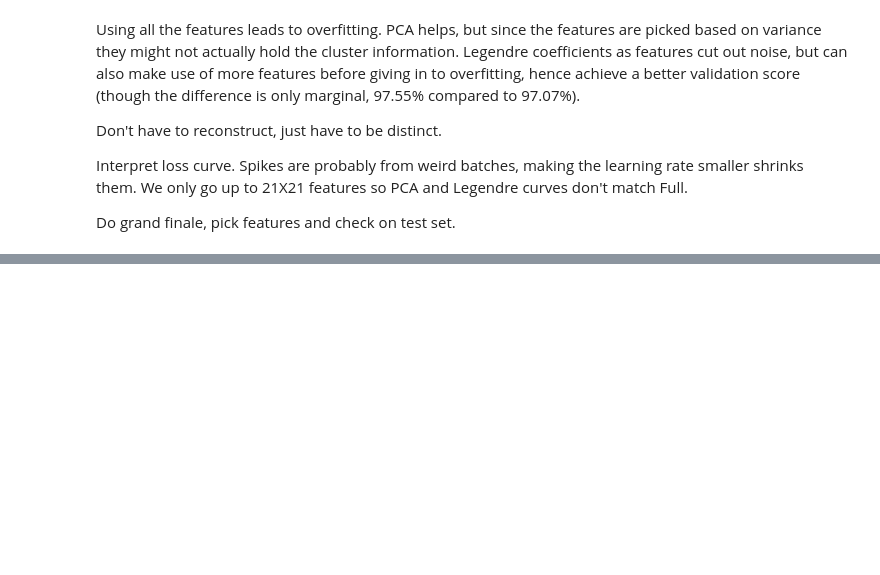
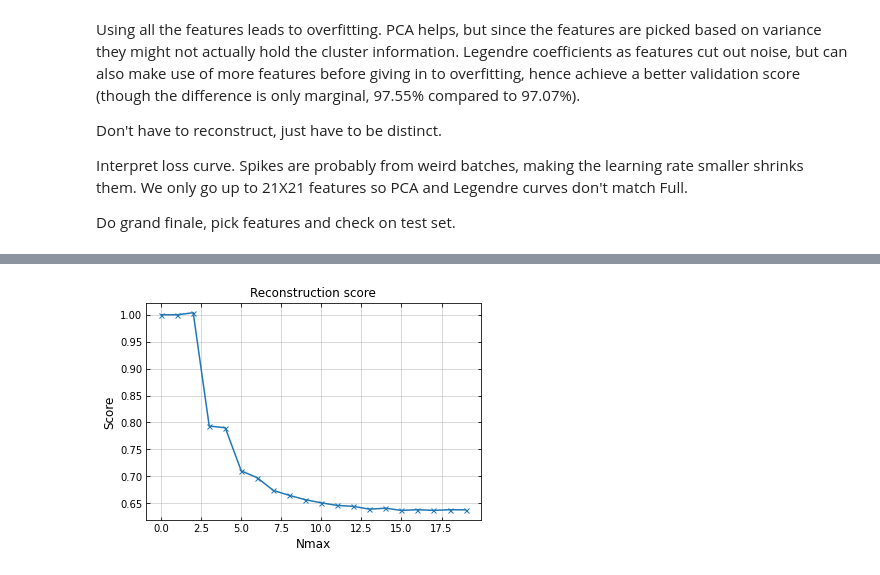
Before and after one commit to pc559/mnist_comparison, a Jupyter notebook: mnist_compare.ipynb, the cells around one changed output, grey strips where cells are left out. Saved outputs shown, nothing was run; the diff lists cells and outputs as text; code cells hidden in the pictures; blank space fills up the shorter version.

```diff
--- a/mnist_compare.ipynb
+++ b/mnist_compare.ipynb
@@ -417,0 +433,85 @@ Do grand finale, pick features and check on test set.
+# %%
+## # 2d
+N_pixel = 28
+breaks = np.linspace(-1,1,N_pixel+1,endpoint=True)
+centers = np.array([np.mean(breaks[i:i+2]) for i in range(N_pixel)])
+mnist_ind = 53
+## # Careful to copy, not view!
+to_fit = np.copy(mnist['data'].values[mnist_ind].reshape((28,28)))
+to_fit -= to_fit.mean()
+to_fit = to_fit/to_fit.std()
+#to_fit = np.clip(to_fit, 0, 255)
+#print(breaks)
+def func(x, y):
+    x = np.clip(np.ceil((1+x)*N_pixel/2), 0, 27)
+    y = np.clip(np.ceil((1+y)*N_pixel/2), 0, 27)
+    temp = to_fit[y.astype(np.int64), x.astype(np.int64)]
+    return temp
+
+N_plot = 150
+xs = np.linspace(-1, 1, N_plot, endpoint=True)
+ys = np.linspace(-1, 1, N_plot, endpoint=True)
+f_xs, f_ys = np.meshgrid(xs, ys)[0].flatten(), np.meshgrid(xs, ys)[1].flatten()
+fns = func(f_xs, f_ys)
+#fig, ax = plt.subplots(1, 1, figsize=(12,6))
+#ax.imshow(fns.reshape((N_plot, N_plot)), label='real', extent=[-1, 1, -1, 1])
+#plt.show()
+
+N = 101
+## # We should already have this from above?
+Q = np.zeros((N_pixel, N_pixel))
+for n in range(N_pixel):
+    for i in range(N_pixel):
+        Q[n,i] = quad(lambda x,n=n:eval_legendre(n, x)*np.sqrt(n+0.5), breaks[i], breaks[i+1], epsabs=1.49e-08, epsrel=1.49e-08, limit=50)[0]
+recon_res = []
+for Nmax in range(20):#range(1,32,10):
+    coeffs = np.einsum('ia,ba->ib', Q[:Nmax], to_fit)
+    coeffs = np.einsum('jb,ib->ij', Q[:Nmax], coeffs)
+    #print(np.shape(coeffs))
+    N_plot = 150
+    xs = np.linspace(-1, 1, N_plot, endpoint=True)
+    ys = np.linspace(-1, 1, N_plot, endpoint=True)
+    f_xs, f_ys = np.meshgrid(xs, ys)[0].flatten(), np.meshgrid(xs, ys)[1].flatten()
+    fns = func(f_xs, f_ys)
+    recomp = np.dot(coeffs, [eval_legendre(n, xs) for n in range(Nmax)])
+    #print(1, np.shape(recomp))
+    recomp = np.dot(recomp.T, [eval_legendre(n, xs) for n in range(Nmax)]).flatten()
+    #print(2, np.shape(recomp))
+    recon_res.append([Nmax, np.sum((recomp-fns)**2)/np.sum(fns**2)])
+recon_res = np.array(recon_res)
+#print('\n',np.sum(coeffs**2))
+plt.title('Reconstruction score')
+plt.plot(recon_res[:,0], recon_res[:,1], '-x')
+plt.ylabel('Score')
+plt.xlabel('Nmax')
+plt.show()
+fig, axs = plt.subplots(1, 3, figsize=(18,6))
+axs[0].set_title(f'Leg {Nmax}')
+axs[0].imshow(fns.reshape((N_plot, N_plot)), label='real', extent=[-1, 1, -1, 1])
+axs[1].imshow(recomp.reshape((N_plot, N_plot)), label='recomp', extent=[-1, 1, -1, 1])
+axs[2].imshow(coeffs[::-1,:], extent=[0, Nmax, 0, Nmax])
+plt.show()
+########################
+fig, axs = plt.subplots(5, 6, figsize=(18,18))
+axs = axs.flatten()
+for sqrt_n_components in range(29):
+    ## # Don't need to retrain the pipe every time, just use the first n.
+    pca = PCA(n_components=sqrt_n_components**2, random_state=42)
+    pca_only_pipe = Pipeline([('scaler', StandardScaler()), ('pca', pca)])
+    pca_only_pipe.fit(X_train)
+    pca_fit = pca_only_pipe.transform(to_fit.reshape((1,-1)))
+    pca_inv_fit = pca_only_pipe.inverse_transform(pca_fit).reshape((28,28))
+    #fig, axs = plt.subplots(1, 3, figsize=(18,6))
+    #axs[0].set_title(f'PCA {Nmax}')
+    #axs[0].imshow(to_fit, label='real', extent=[-1, 1, -1, 1])
+    axs[sqrt_n_components].imshow(pca_inv_fit, label='recomp', extent=[-1, 1, -1, 1])
+    #axs[2].imshow(pca_fit.reshape((28,28))[::-1,:], extent=[0, Nmax, 0, Nmax])
+    print(sqrt_n_components, end='\t', flush=True)
+    axs[sqrt_n_components].axis('off')
+print('')
+axs[-1].axis('off')
+axs[-1].imshow(to_fit, label='recomp', extent=[-1, 1, -1, 1])
+plt.tight_layout()
+plt.show()
+# %% [output]
+[figure, added]
```
Also changed, not shown: parts of 29 cells of this notebook.
